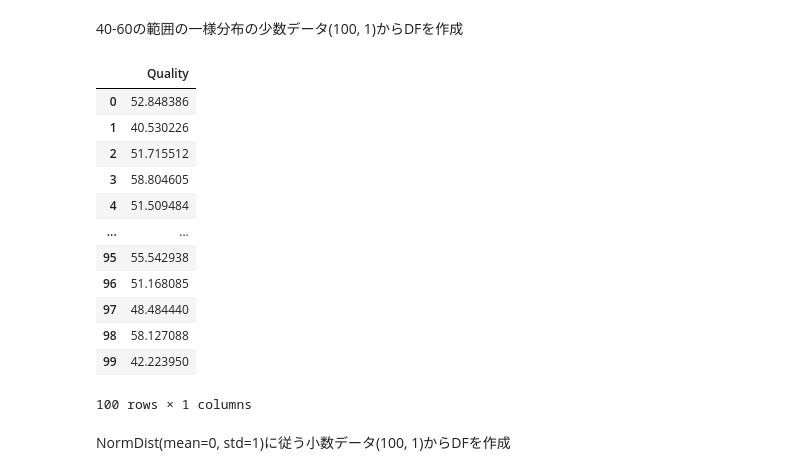
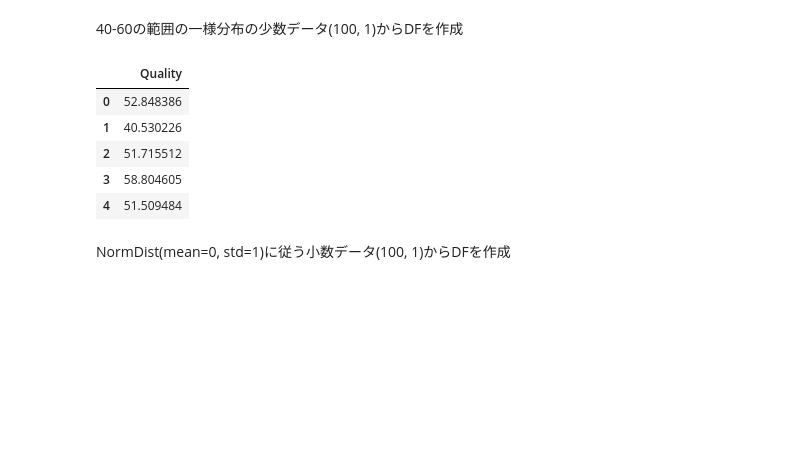
Before and after one commit to arata234/DataScience, a Jupyter notebook: pandas_practice/basic_dataframe.ipynb, the cells around one changed output. Drawn from its saved outputs; the diff is of its cells as text; code cells hidden in the pictures; blank space fills up the shorter version.

```diff
--- a/pandas_practice/basic_dataframe.ipynb
+++ b/pandas_practice/basic_dataframe.ipynb
@@ -101,21 +92,14 @@ df_wh
 # %%
 arr_uni = np.random.uniform(40, 60, 100)
 df_quality = pd.DataFrame(arr_uni, columns=["Quality"])
-df_quality
+df_quality.head(5)
 # %% [output]
 |  | Quality |
 | 0 | 52.848386 |
 | 1 | 40.530226 |
 | 2 | 51.715512 |
 | 3 | 58.804605 |
 | 4 | 51.509484 |
-| ... | ... |
-| 95 | 55.542938 |
-| 96 | 51.168085 |
-| 97 | 48.484440 |
-| 98 | 58.127088 |
-| 99 | 42.223950 |
-100 rows × 1 columns
 # %% [markdown]
 NormDist(mean=0, std=1)に従う小数データ(100, 1)からDFを作成
 # %%
```
Also changed, not shown: parts of 14 cells of this notebook.
